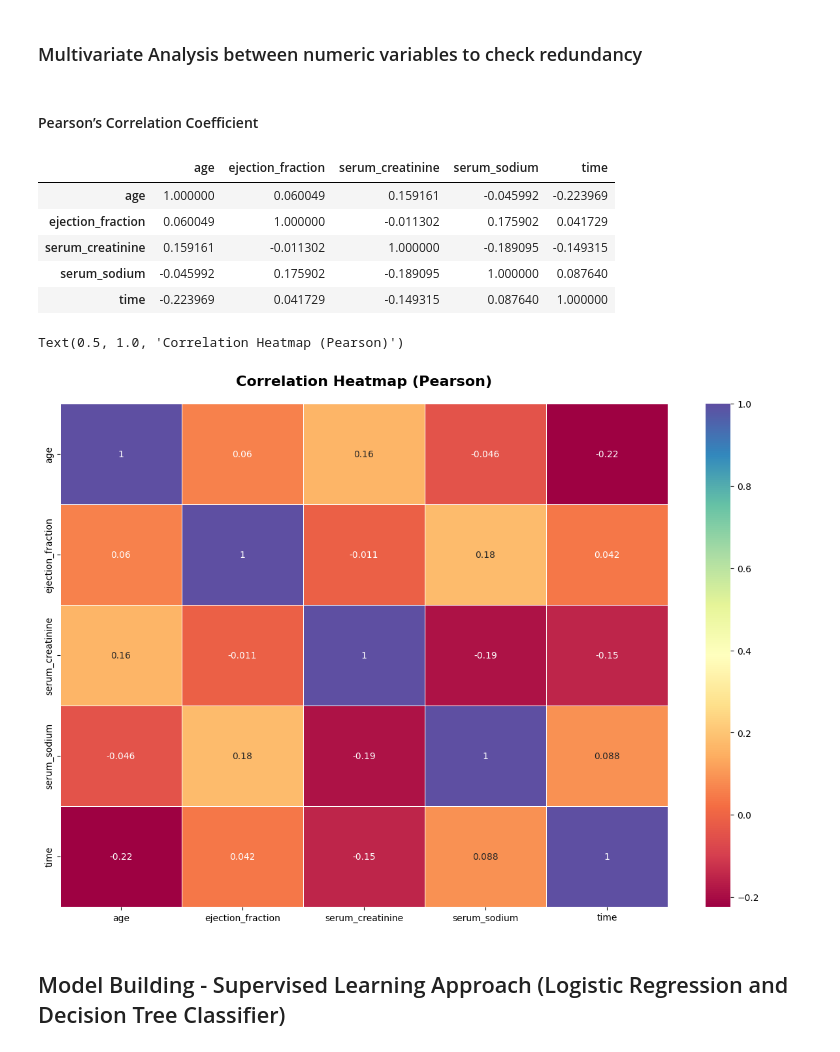
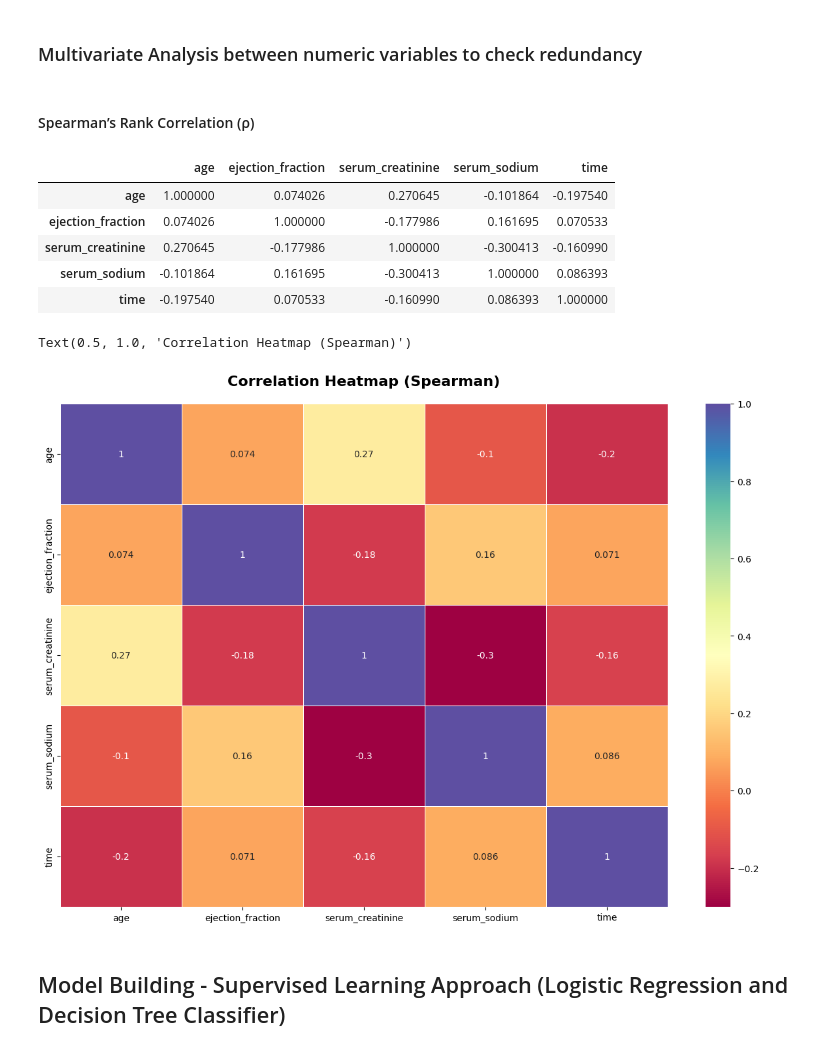
Before and after one commit to thisishasan/slda, a Jupyter notebook: code.ipynb, the cells around one changed output. Cells and saved outputs as stored; diff of their text form; code cells hidden in the pictures.

```diff
--- a/code.ipynb
+++ b/code.ipynb
@@ -420,23 +420,23 @@ df.head()
 # %% [markdown]
 ### Multivariate Analysis between numeric variables to check redundancy
 # %% [markdown]
-#### Pearson’s Correlation Coefficient
+#### Spearman’s Rank Correlation (ρ)
 # %%
-df[numerical_vars].corr(method='pearson')
+df[numerical_vars].corr(method='spearman')
 # %% [output]
 |  | age | ejection_fraction | serum_creatinine | serum_sodium | time |
-| age | 1.000000 | 0.060049 | 0.159161 | -0.045992 | -0.223969 |
-| ejection_fraction | 0.060049 | 1.000000 | -0.011302 | 0.175902 | 0.041729 |
-| serum_creatinine | 0.159161 | -0.011302 | 1.000000 | -0.189095 | -0.149315 |
-| serum_sodium | -0.045992 | 0.175902 | -0.189095 | 1.000000 | 0.087640 |
-| time | -0.223969 | 0.041729 | -0.149315 | 0.087640 | 1.000000 |
+| age | 1.000000 | 0.074026 | 0.270645 | -0.101864 | -0.197540 |
+| ejection_fraction | 0.074026 | 1.000000 | -0.177986 | 0.161695 | 0.070533 |
+| serum_creatinine | 0.270645 | -0.177986 | 1.000000 | -0.300413 | -0.160990 |
+| serum_sodium | -0.101864 | 0.161695 | -0.300413 | 1.000000 | 0.086393 |
+| time | -0.197540 | 0.070533 | -0.160990 | 0.086393 | 1.000000 |
 # %%
 plt.figure(figsize = (15, 10))
-sns.heatmap(data = df[numerical_vars].corr(method='pearson'), cmap = "Spectral", annot = True, linewidths = 0.5)
-plt.title("Correlation Heatmap (Pearson)", fontsize=16, fontweight='bold', pad=20)
+sns.heatmap(data = df[numerical_vars].corr(method='spearman'), cmap = "Spectral", annot = True, linewidths = 0.5)
+plt.title("Correlation Heatmap (Spearman)", fontsize=16, fontweight='bold', pad=20)
 # %% [output]
-Text(0.5, 1.0, 'Correlation Heatmap (Pearson)')
+Text(0.5, 1.0, 'Correlation Heatmap (Spearman)')
-[figure, old version]
+[figure, new version]
 # %% [markdown]
 ## Model Building - Supervised Learning Approach (Logistic Regression and Decision Tree Classifier)
 # %% [markdown]
```
